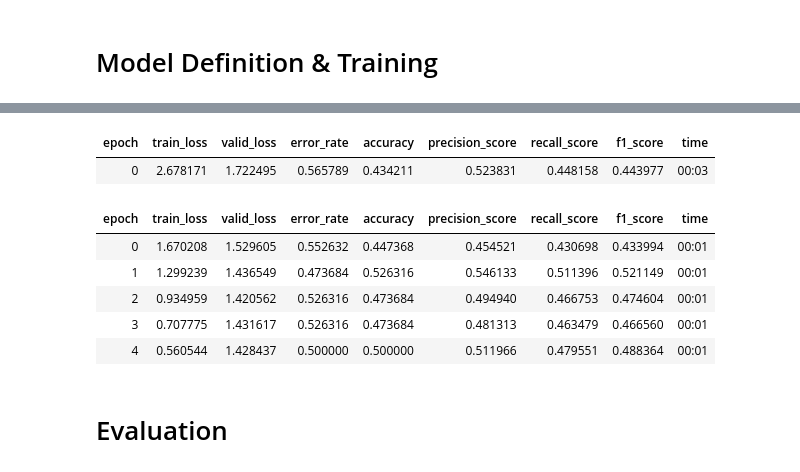
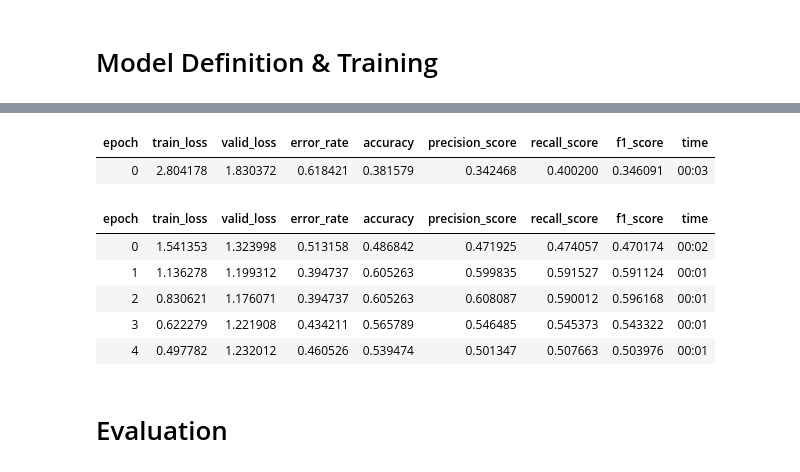
Before and after one commit to EmmanuelNiyi/CT-Hematoma-Classifier-Multi-class, a Jupyter notebook: ct-hematoma-classifier-v2-multi-class.ipynb, the cells around one changed output, grey strips where cells are left out. Saved outputs shown, nothing was run; the diff lists cells and outputs as text; code cells hidden in the pictures.

```diff
--- a/ct-hematoma-classifier-v2-multi-class.ipynb
+++ b/ct-hematoma-classifier-v2-multi-class.ipynb
@@ -96,6 +96,6 @@ metrics = [
     F1Score(average='macro')
 ]
 
-learn = vision_learner(dls, resnet18, metrics=metrics)
+learn = vision_learner(dls, resnet34, metrics=metrics)
 learn.fine_tune(5)
 # %% [output]
@@ -103,11 +103,11 @@ Downloading: "https://download.pytorch.org/models/resnet18-f37072fd.pth" to /roo
 | epoch | train_loss | valid_loss | error_rate | accuracy | precision_score | recall_score | f1_score | time |
-| 0 | 2.678171 | 1.722495 | 0.565789 | 0.434211 | 0.523831 | 0.448158 | 0.443977 | 00:03 |
+| 0 | 2.804178 | 1.830372 | 0.618421 | 0.381579 | 0.342468 | 0.400200 | 0.346091 | 00:03 |
 | epoch | train_loss | valid_loss | error_rate | accuracy | precision_score | recall_score | f1_score | time |
-| 0 | 1.670208 | 1.529605 | 0.552632 | 0.447368 | 0.454521 | 0.430698 | 0.433994 | 00:01 |
-| 1 | 1.299239 | 1.436549 | 0.473684 | 0.526316 | 0.546133 | 0.511396 | 0.521149 | 00:01 |
-| 2 | 0.934959 | 1.420562 | 0.526316 | 0.473684 | 0.494940 | 0.466753 | 0.474604 | 00:01 |
-| 3 | 0.707775 | 1.431617 | 0.526316 | 0.473684 | 0.481313 | 0.463479 | 0.466560 | 00:01 |
-| 4 | 0.560544 | 1.428437 | 0.500000 | 0.500000 | 0.511966 | 0.479551 | 0.488364 | 00:01 |
+| 0 | 1.541353 | 1.323998 | 0.513158 | 0.486842 | 0.471925 | 0.474057 | 0.470174 | 00:02 |
+| 1 | 1.136278 | 1.199312 | 0.394737 | 0.605263 | 0.599835 | 0.591527 | 0.591124 | 00:01 |
+| 2 | 0.830621 | 1.176071 | 0.394737 | 0.605263 | 0.608087 | 0.590012 | 0.596168 | 00:01 |
+| 3 | 0.622279 | 1.221908 | 0.434211 | 0.565789 | 0.546485 | 0.545373 | 0.543322 | 00:01 |
+| 4 | 0.497782 | 1.232012 | 0.460526 | 0.539474 | 0.501347 | 0.507663 | 0.503976 | 00:01 |
 # %% [markdown]
 # Evaluation
 # %% [markdown]
```
Also changed, not shown: parts of 19 cells of this notebook.
